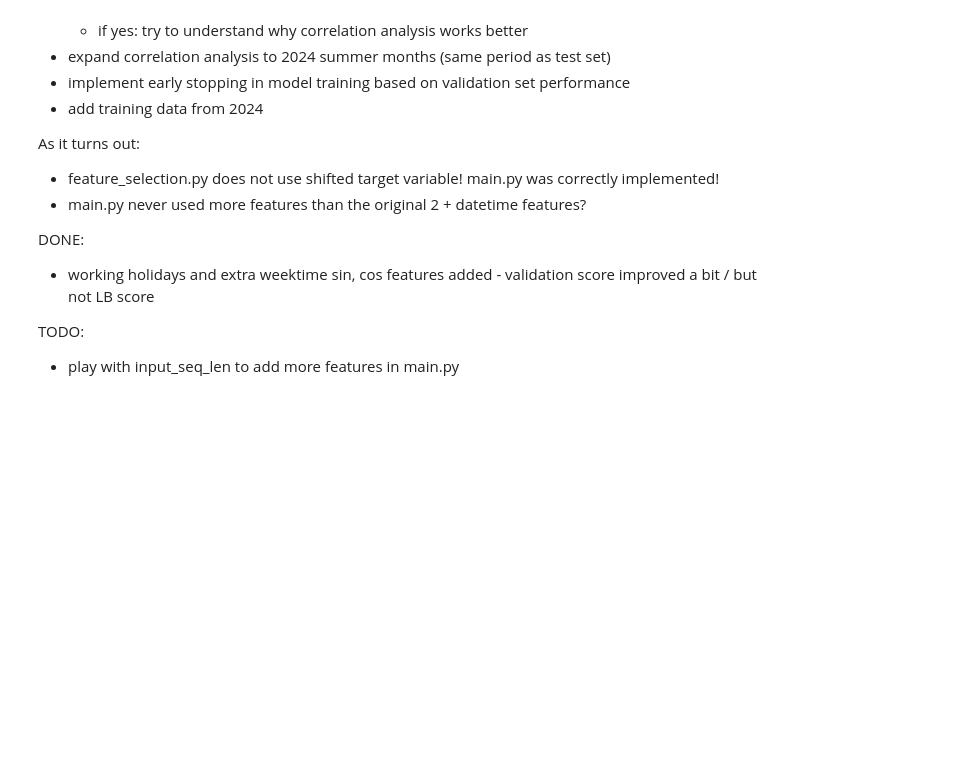
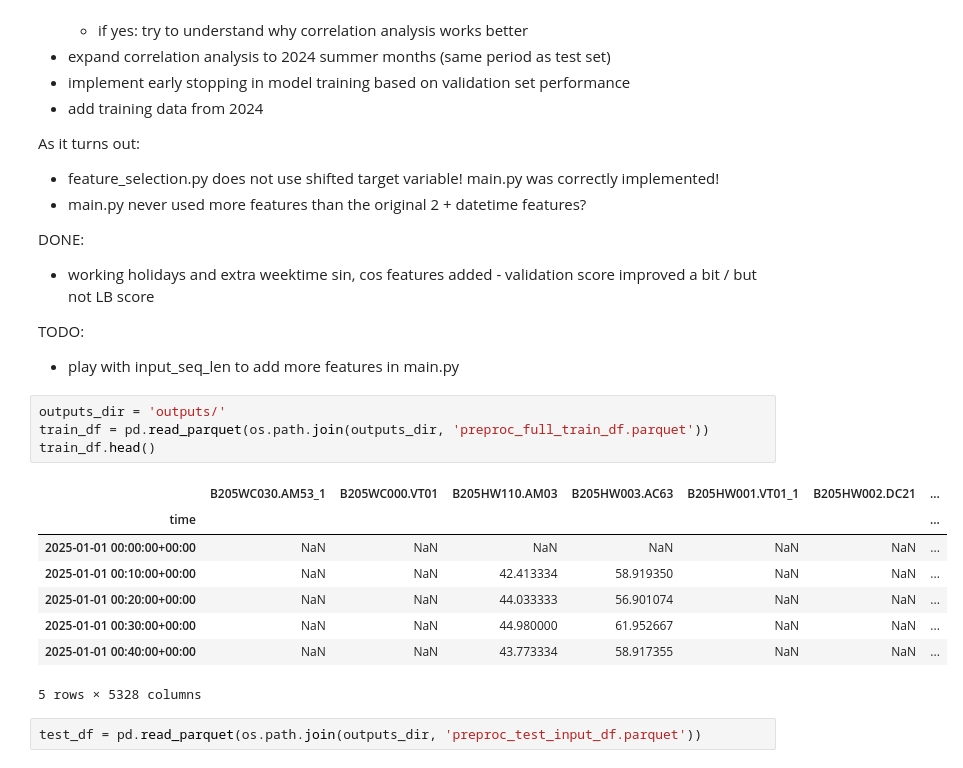
Before and after one commit to ferencberes/kaggle_elias_aifbo, a Jupyter notebook: FirstLook.ipynb, the cells around one changed output. Cells and saved outputs as stored; diff of their text form; blank space fills up the shorter version.

```diff
--- a/FirstLook.ipynb
+++ b/FirstLook.ipynb
@@ -326,3 +326,18 @@ DONE:
 
 TODO:
 - play with input_seq_len to add more features in main.py
+# %%
+outputs_dir = 'outputs/'
+train_df = pd.read_parquet(os.path.join(outputs_dir, 'preproc_full_train_df.parquet'))
+train_df.head()
+# %% [output]
+|  | B205WC030.AM53_1 | B205WC000.VT01 | B205HW110.AM03 | B205HW003.AC63 | B205HW001.VT01_1 | B205HW002.DC21 | ... |
+| time |  |  |  |  |  |  | ... |
+| 2025-01-01 00:00:00+00:00 | NaN | NaN | NaN | NaN | NaN | NaN | ... |
+| 2025-01-01 00:10:00+00:00 | NaN | NaN | 42.413334 | 58.919350 | NaN | NaN | ... |
+| 2025-01-01 00:20:00+00:00 | NaN | NaN | 44.033333 | 56.901074 | NaN | NaN | ... |
+| 2025-01-01 00:30:00+00:00 | NaN | NaN | 44.980000 | 61.952667 | NaN | NaN | ... |
+| 2025-01-01 00:40:00+00:00 | NaN | NaN | 43.773334 | 58.917355 | NaN | NaN | ... |
+5 rows × 5328 columns
+# %%
+test_df = pd.read_parquet(os.path.join(outputs_dir, 'preproc_test_input_df.parquet'))
```
Also changed, not shown: parts of 12 cells of this notebook.
